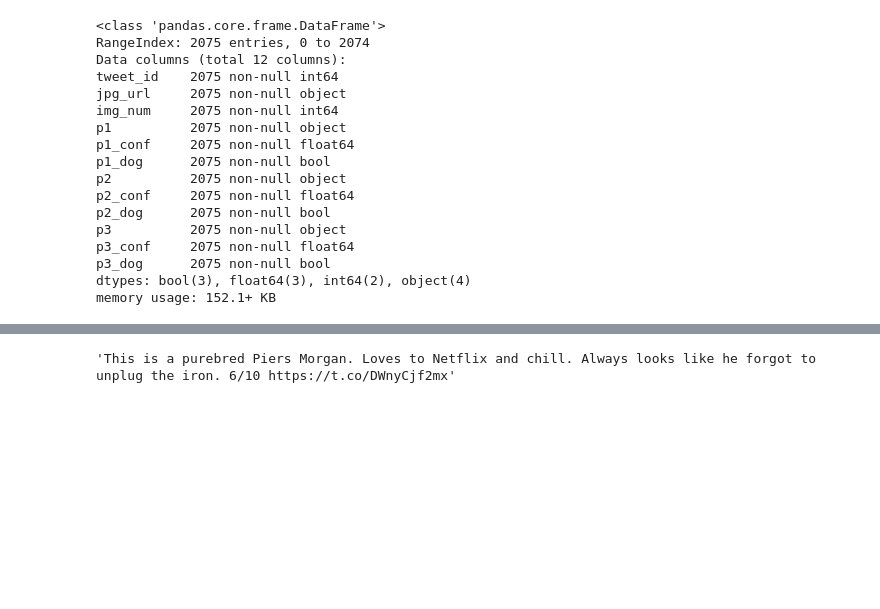
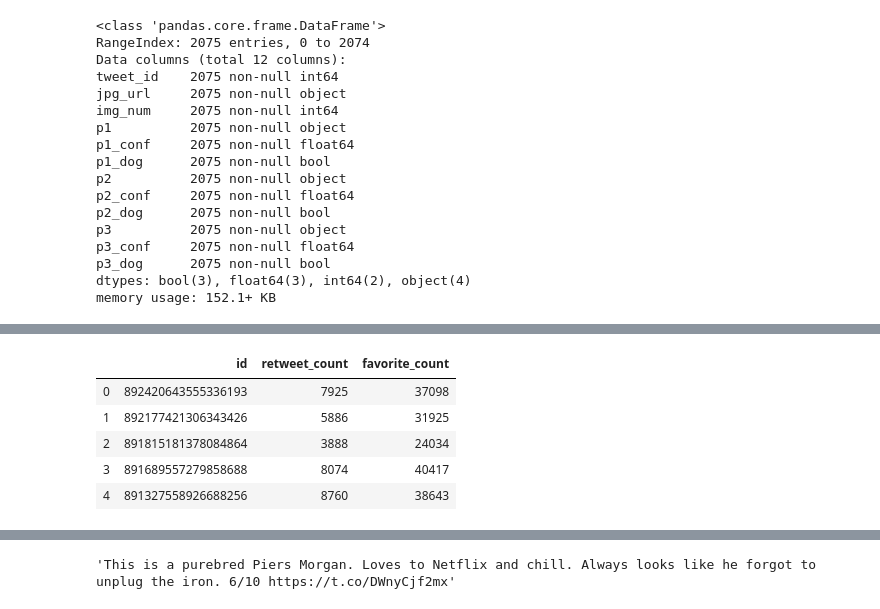
Before and after one commit to loeakaodas/dand_wrangle_and_analyze_data, a Jupyter notebook: wrangle_act.ipynb, the cells around one changed output, grey strips where cells are left out. Drawn from its saved outputs; the diff is of its cells as text; code cells hidden in the pictures; blank space fills up the shorter version.

```diff
--- a/wrangle_act.ipynb
+++ b/wrangle_act.ipynb
@@ -139,0 +132,3 @@ df[~(df.source.duplicated())].text[0]
+# %%
+# Read in the `tweet_json.txt` file generated above
+tweet_data = pd.read_json('tweet_json.txt', orient='records', typ='frame')
@@ -139,0 +155,10 @@ df[~(df.source.duplicated())].text[0]
+# %%
+# Look at tweet_id and retweet/favorite counts
+tweet_data[['id', 'retweet_count', 'favorite_count']].head()
+# %% [output]
+|  | id | retweet_count | favorite_count |
+| 0 | 892420643555336193 | 7925 | 37098 |
+| 1 | 892177421306343426 | 5886 | 31925 |
+| 2 | 891815181378084864 | 3888 | 24034 |
+| 3 | 891689557279858688 | 8074 | 40417 |
+| 4 | 891327558926688256 | 8760 | 38643 |
```
Also changed, not shown: parts of 23 cells of this notebook.
